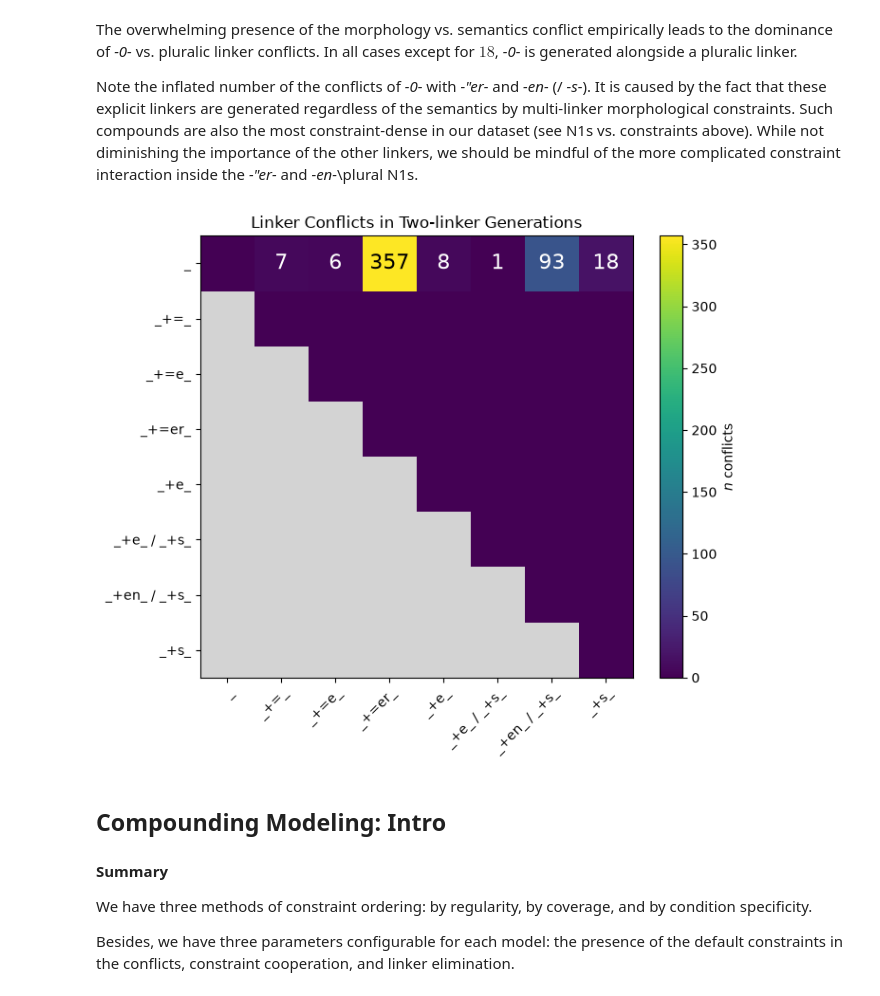
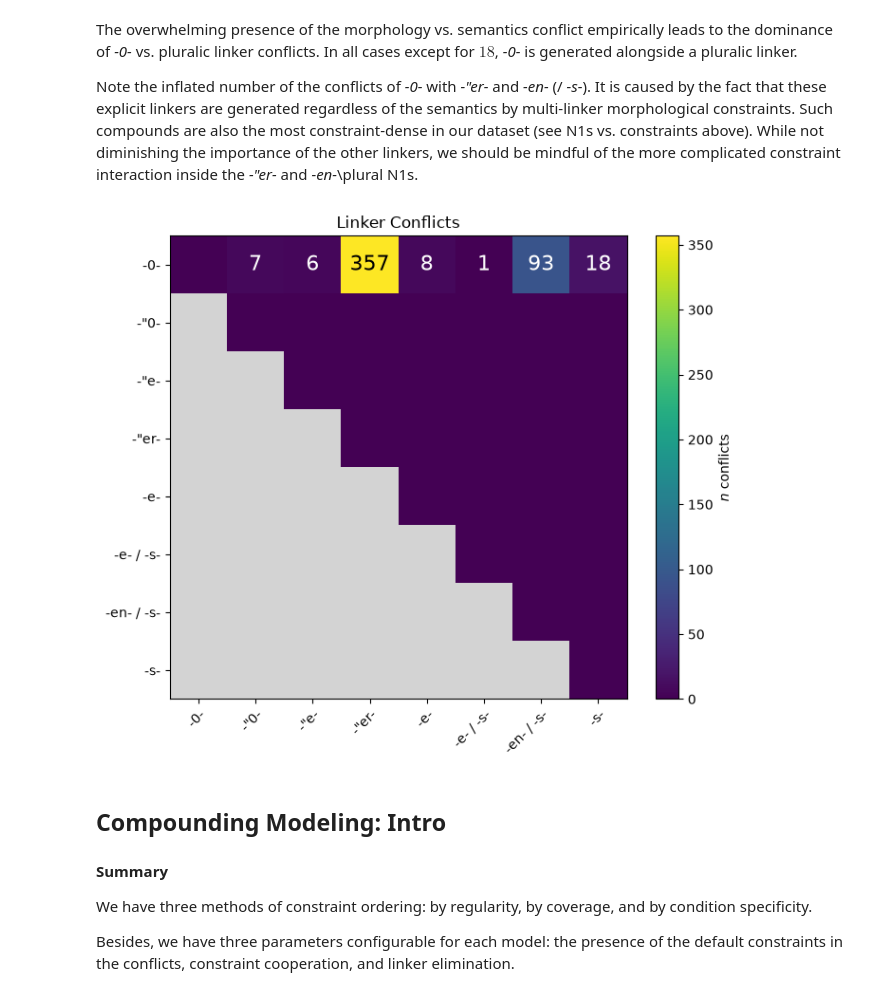
Before and after one commit to maxschmaltz/DieKonstraints, a Jupyter notebook: comp_modeling/inspect.ipynb, the cells around one changed output. Saved outputs shown, nothing was run; the diff lists cells and outputs as text; code cells hidden in the pictures.

```diff
--- a/comp_modeling/inspect.ipynb
+++ b/comp_modeling/inspect.ipynb
@@ -351,10 +386,7 @@ This poses a paradox and a modeling challenge for nominal compounding. While the
 linkers_by_domains_df = pd.DataFrame(linkers_by_domains_data)
 linkers_by_domains_df.drop(("default", "constraints"), inplace=True)
 linkers_by_domains_df = linkers_by_domains_df.T
-keys = sorted(linkers_by_domains_df.columns.levels[0], key=lambda x: ("morph" in x), reverse=True)
-keys.remove("morphological")
-keys.remove("morphological+semantic")
-keys = ["morphological", "morphological+semantic"] + keys
+keys = sort_domains(linkers_by_domains_df.columns.levels[0])
 keys.remove("default")
 col_order = []
 for key in keys:
@@ -533,7 +566,7 @@ for acceptable_linkers in acceptable_linkers_all.values():
     domain_confls_data[domain_confl[0]][domain_confl[1]] += 1
 
 domain_map = {
-    domain_set: i for i, domain_set in enumerate(sorted(unique_domain_sets))
+    domain_set: i for i, domain_set in enumerate(sort_domains(list(unique_domain_sets)))
 }
 domain_confls_matrix = np.zeros((len(domain_map), len(domain_map)))
 
@@ -553,7 +586,7 @@ cmap.set_bad("lightgrey")  # grey where masked
 plt.imshow(domain_confls_matrix, cmap=cmap, aspect="auto")
 plt.colorbar(label="$n$ conflicts")
 plt.title("Domain Conflicts in Two-linker Generations")
-ticks, labels = list(domain_map.values()), list(domain_map.keys())
+ticks, labels = list(domain_map.values()), domain_map.keys()
 plt.xticks(ticks, labels=labels, fontsize=10, rotation=45, ha="right",rotation_mode="anchor")
 plt.yticks(ticks, labels=labels, fontsize=10, rotation=45)
 
@@ -568,6 +601,6 @@ for i, j in product(range(len(domain_map)), repeat=2):
         )
 
 plt.tight_layout()
-plt.savefig("out/domain_confls.png", dpi="figure")
+plt.savefig("out/domain_confls.png", dpi=300)
 plt.show()
 # %% [output]
@@ -593,37 +626,38 @@ linker_map = {
 }
 linker_confls_matrix = np.zeros((len(linker_map), len(linker_map)))
 
 for l1, conflicts in linker_confls_data.items():
     for l2, n in conflicts.items():
         linker_confls_matrix[linker_map[l1], linker_map[l2]] = n
 
 plt.figure(figsize=(7, 6))
 lower_mask = np.tri(linker_confls_matrix.shape[0], k=-1)
 linker_confls_matrix = np.ma.array(linker_confls_matrix, mask=lower_mask)
 cmap = plt.cm.viridis.copy()
 cmap.set_bad("lightgrey")  # grey where masked
 plt.imshow(linker_confls_matrix, cmap=cmap, aspect="auto")
 plt.colorbar(label="$n$ conflicts")
-plt.title("Linker Conflicts in Two-linker Generations")
-ticks, labels = list(linker_map.values()), list(linker_map.keys())
+plt.title("Linker Conflicts")
+geco2text_batch = lambda ls: " / ".join([geco2text(l) for l in ls.split(" / ")])
+ticks, labels = list(linker_map.values()), list(map(geco2text_batch, linker_map.keys()))
 plt.xticks(ticks, labels=labels, fontsize=10, rotation=45, ha="right",rotation_mode="anchor")
 plt.yticks(ticks, labels=labels, fontsize=10)#, rotation=45)
 
 for i, j in product(range(len(linker_map)), repeat=2):
     val = linker_confls_matrix[i, j]
     if val > 0:
         plt.text(
             j, i, f"{int(val)}",
             ha="center", va="center",
             color="white" if val < 200 else "black",
             fontsize=16
         )
 
 plt.tight_layout()
-plt.savefig("out/linker_confls.png", dpi="figure")
+plt.savefig("out/linker_confls.png", dpi=300)
 plt.show()
 # %% [output]
-[figure, old version]
+[figure, new version]
 # %% [markdown]
 ## Compounding Modeling: Intro
 
```
Also changed, not shown: parts of 8 cells of this notebook, 3 other files.
